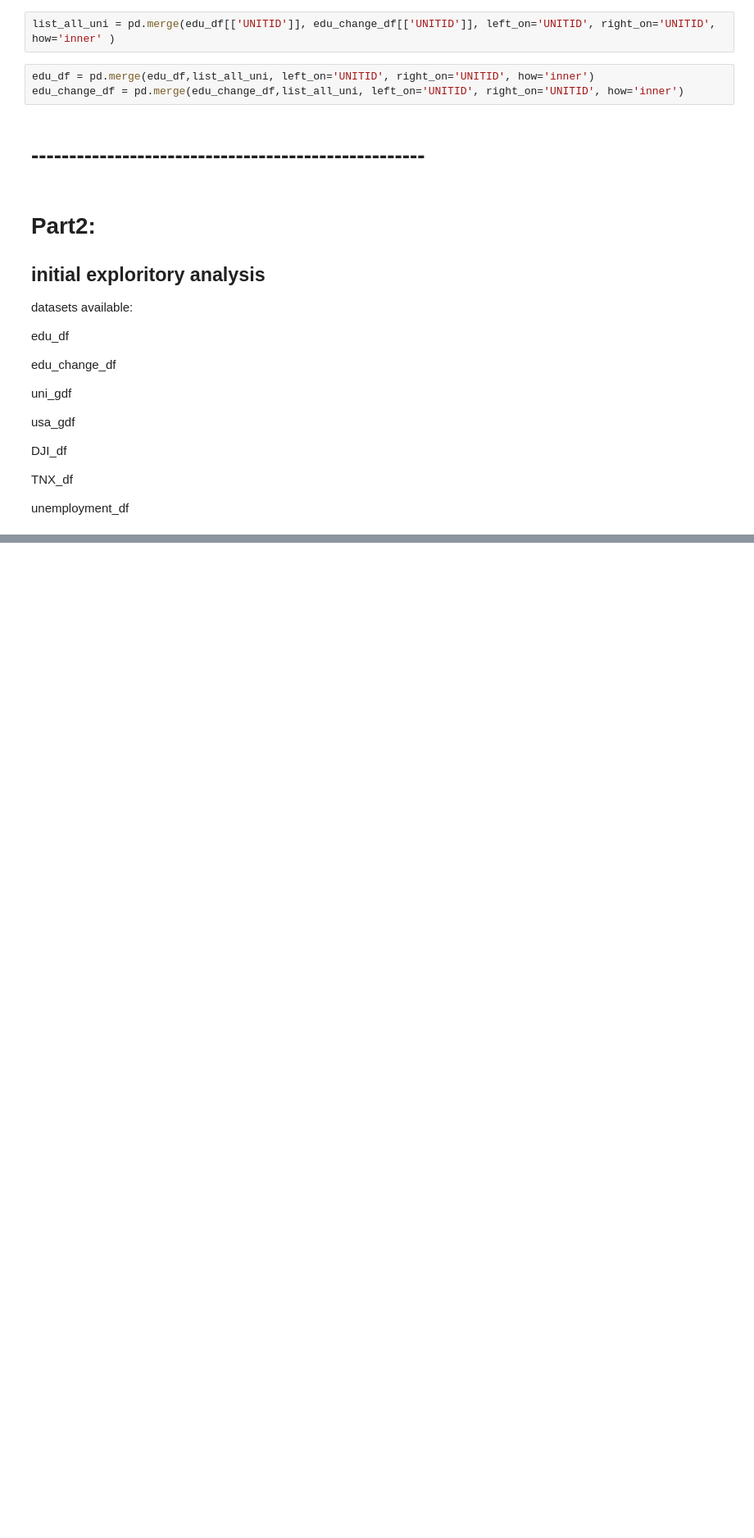
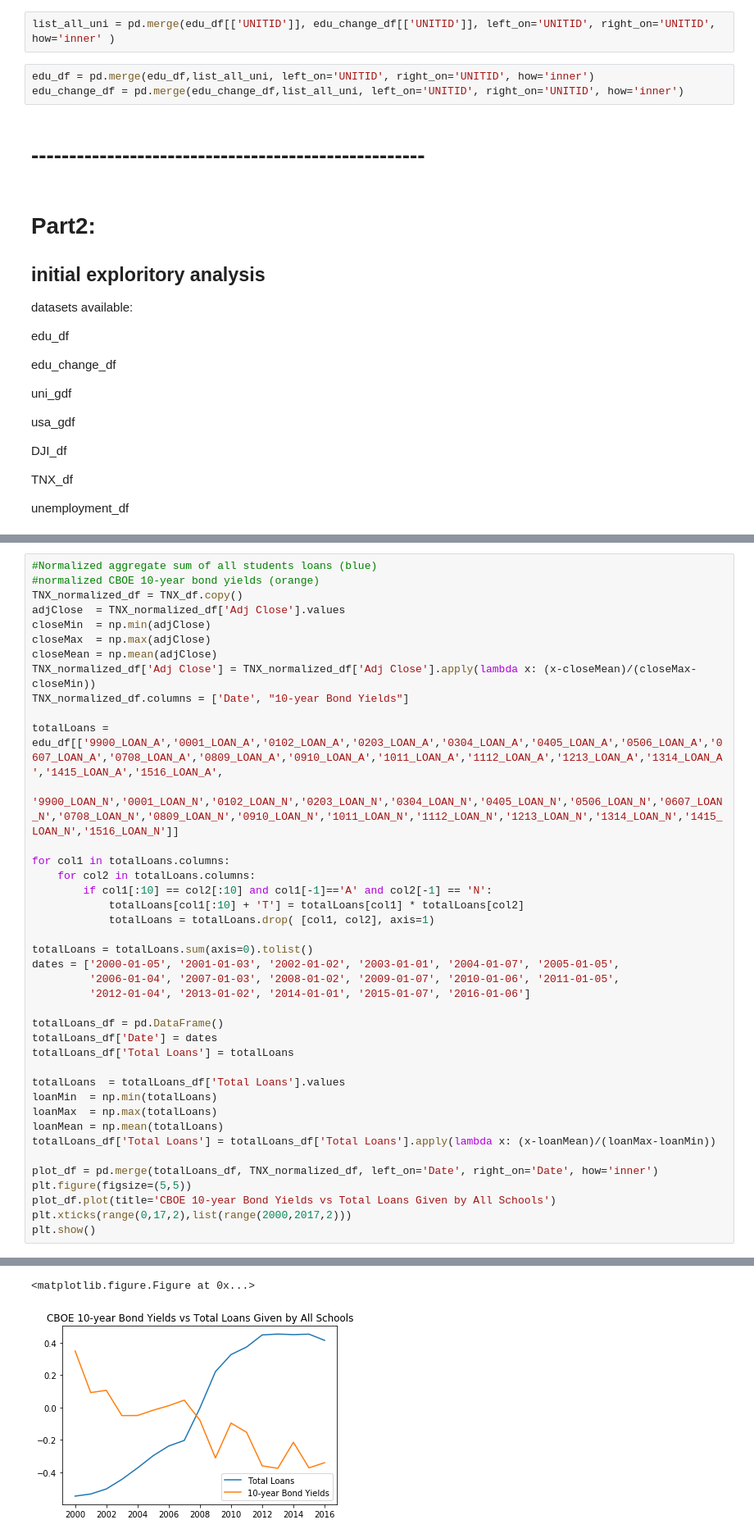
Before and after one commit to cyu1221/CS506, a Jupyter notebook: notebook/project_notebook.ipynb, the cells around one changed output, grey strips where cells are left out. Shown at 82% size. Saved outputs shown, nothing was run; the diff lists cells and outputs as text; blank space fills up the shorter version.

```diff
--- a/notebook/project_notebook.ipynb
+++ b/notebook/project_notebook.ipynb
@@ -84,0 +87,41 @@ unemployment_df.plot(title="US Unemployment Rate")
+# %%
+#Normalized aggregate sum of all students loans (blue)
+#normalized CBOE 10-year bond yields (orange)
+TNX_normalized_df = TNX_df.copy()
+adjClose  = TNX_normalized_df['Adj Close'].values
+closeMin  = np.min(adjClose)
+closeMax  = np.max(adjClose)
+closeMean = np.mean(adjClose)
+TNX_normalized_df['Adj Close'] = TNX_normalized_df['Adj Close'].apply(lambda x: (x-closeMean)/(closeMax-closeMin))
+TNX_normalized_df.columns = ['Date', "10-year Bond Yields"]
+
+totalLoans = edu_df[['9900_LOAN_A','0001_LOAN_A','0102_LOAN_A','0203_LOAN_A','0304_LOAN_A','0405_LOAN_A','0506_LOAN_A','0607_LOAN_A','0708_LOAN_A','0809_LOAN_A','0910_LOAN_A','1011_LOAN_A','1112_LOAN_A','1213_LOAN_A','1314_LOAN_A','1415_LOAN_A','1516_LOAN_A',
+                     '9900_LOAN_N','0001_LOAN_N','0102_LOAN_N','0203_LOAN_N','0304_LOAN_N','0405_LOAN_N','0506_LOAN_N','0607_LOAN_N','0708_LOAN_N','0809_LOAN_N','0910_LOAN_N','1011_LOAN_N','1112_LOAN_N','1213_LOAN_N','1314_LOAN_N','1415_LOAN_N','1516_LOAN_N']]
+
+for col1 in totalLoans.columns:
+    for col2 in totalLoans.columns:
+        if col1[:10] == col2[:10] and col1[-1]=='A' and col2[-1] == 'N':
+            totalLoans[col1[:10] + 'T'] = totalLoans[col1] * totalLoans[col2]
+            totalLoans = totalLoans.drop( [col1, col2], axis=1)
+
+totalLoans = totalLoans.sum(axis=0).tolist()
+dates = ['2000-01-05', '2001-01-03', '2002-01-02', '2003-01-01', '2004-01-07', '2005-01-05',
+         '2006-01-04', '2007-01-03', '2008-01-02', '2009-01-07', '2010-01-06', '2011-01-05',
+         '2012-01-04', '2013-01-02', '2014-01-01', '2015-01-07', '2016-01-06']
+
+totalLoans_df = pd.DataFrame()
+totalLoans_df['Date'] = dates
+totalLoans_df['Total Loans'] = totalLoans
+
+totalLoans  = totalLoans_df['Total Loans'].values
+loanMin  = np.min(totalLoans)
+loanMax  = np.max(totalLoans)
+loanMean = np.mean(totalLoans)
+totalLoans_df['Total Loans'] = totalLoans_df['Total Loans'].apply(lambda x: (x-loanMean)/(loanMax-loanMin))
+
+plot_df = pd.merge(totalLoans_df, TNX_normalized_df, left_on='Date', right_on='Date', how='inner')
+plt.figure(figsize=(5,5))
+plot_df.plot(title='CBOE 10-year Bond Yields vs Total Loans Given by All Schools')
+plt.xticks(range(0,17,2),list(range(2000,2017,2)))
+plt.show()
+# %% [output]
@@ -84,0 +132,2 @@ unemployment_df.plot(title="US Unemployment Rate")
+<matplotlib.figure.Figure at 0x...>
+[figure, added]
```
Also changed, not shown: parts of 10 cells of this notebook, 3 other files.
